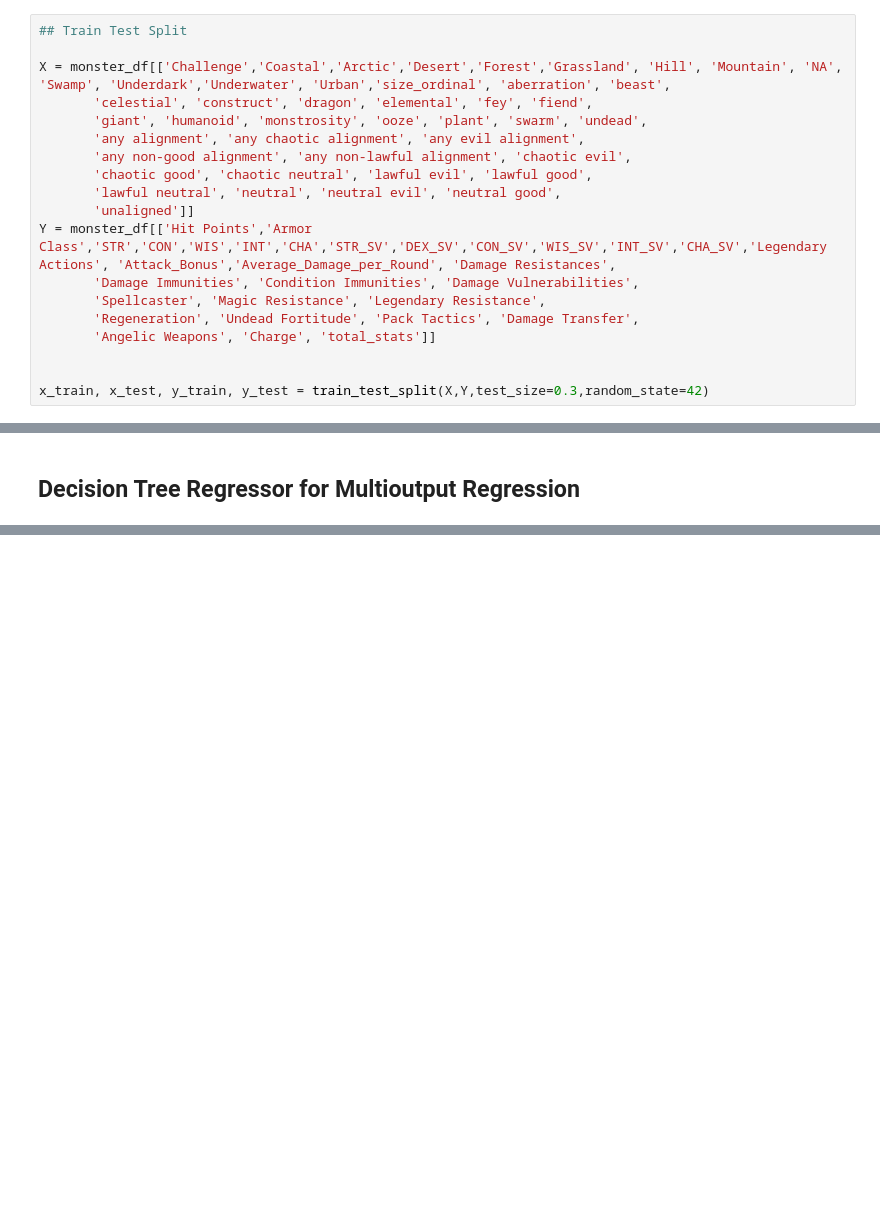
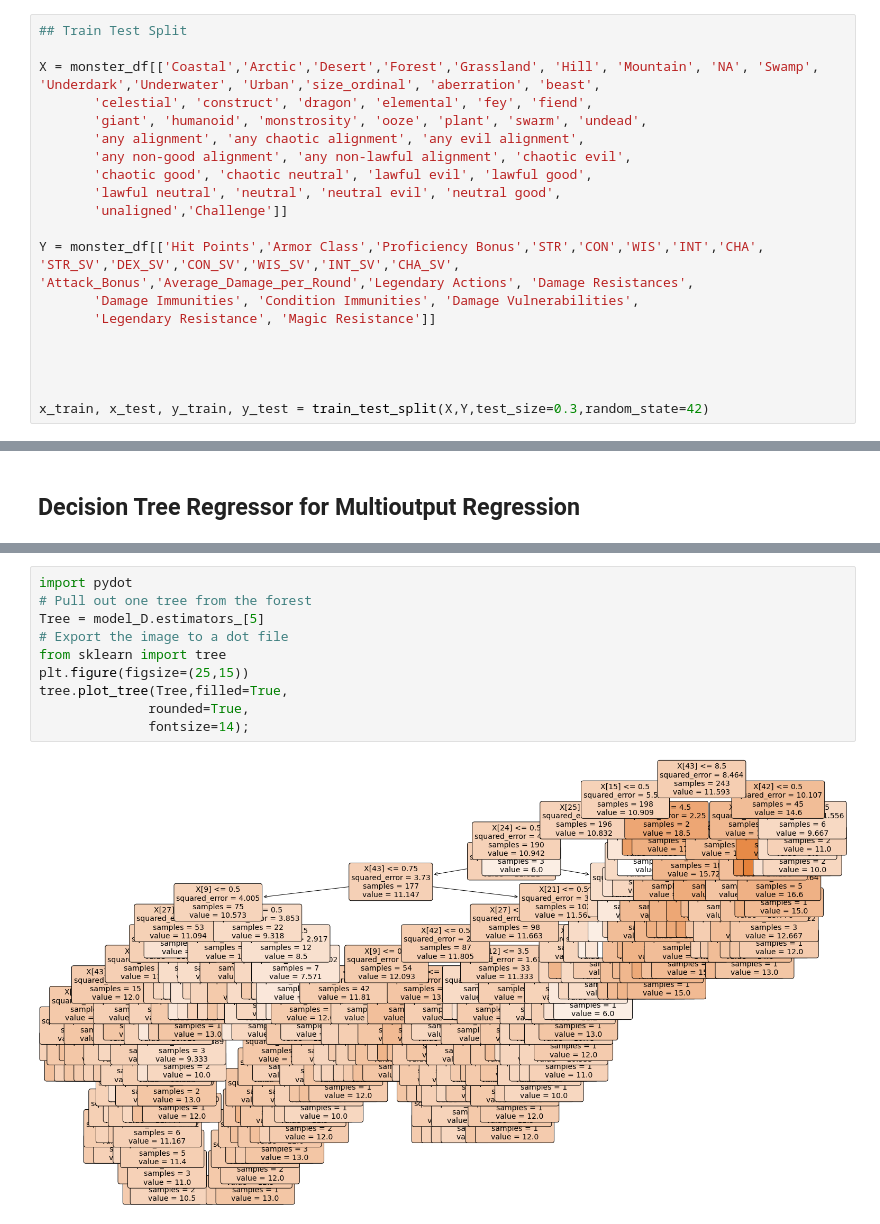
Before and after one commit to chabazite/DnD_Monsters, a Jupyter notebook: notebooks/5.0_ASI_Modeling.ipynb, the cells around one changed output, grey strips where cells are left out. Cells and saved outputs as stored; diff of their text form; blank space fills up the shorter version.

```diff
--- a/notebooks/5.0_ASI_Modeling.ipynb
+++ b/notebooks/5.0_ASI_Modeling.ipynb
@@ -60,19 +61,20 @@ Index(['Monster Name', 'Size', 'Type', 'Alignment', 'Traits', 'Reactions',
 # %%
 ## Train Test Split
 
-X = monster_df[['Challenge','Coastal','Arctic','Desert','Forest','Grassland', 'Hill', 'Mountain', 'NA', 'Swamp', 'Underdark','Underwater', 'Urban','size_ordinal', 'aberration', 'beast',
+X = monster_df[['Coastal','Arctic','Desert','Forest','Grassland', 'Hill', 'Mountain', 'NA', 'Swamp', 'Underdark','Underwater', 'Urban','size_ordinal', 'aberration', 'beast',
        'celestial', 'construct', 'dragon', 'elemental', 'fey', 'fiend',
        'giant', 'humanoid', 'monstrosity', 'ooze', 'plant', 'swarm', 'undead',
        'any alignment', 'any chaotic alignment', 'any evil alignment',
        'any non-good alignment', 'any non-lawful alignment', 'chaotic evil',
        'chaotic good', 'chaotic neutral', 'lawful evil', 'lawful good',
        'lawful neutral', 'neutral', 'neutral evil', 'neutral good',
-       'unaligned']]
-Y = monster_df[['Hit Points','Armor Class','STR','CON','WIS','INT','CHA','STR_SV','DEX_SV','CON_SV','WIS_SV','INT_SV','CHA_SV','Legendary Actions', 'Attack_Bonus','Average_Damage_per_Round', 'Damage Resistances',
+       'unaligned','Challenge']]
+
+Y = monster_df[['Hit Points','Armor Class','Proficiency Bonus','STR','CON','WIS','INT','CHA', 'STR_SV','DEX_SV','CON_SV','WIS_SV','INT_SV','CHA_SV', 'Attack_Bonus','Average_Damage_per_Round','Legendary Actions', 'Damage Resistances',
        'Damage Immunities', 'Condition Immunities', 'Damage Vulnerabilities',
-       'Spellcaster', 'Magic Resistance', 'Legendary Resistance',
-       'Regeneration', 'Undead Fortitude', 'Pack Tactics', 'Damage Transfer',
-       'Angelic Weapons', 'Charge', 'total_stats']]
+       'Legendary Resistance', 'Magic Resistance']]
+
+
 
 
 x_train, x_test, y_train, y_test = train_test_split(X,Y,test_size=0.3,random_state=42)
@@ -121,0 +250,12 @@ Testing Score:  0.6706652268979919
+# %%
+import pydot
+# Pull out one tree from the forest
+Tree = model_D.estimators_[5]
+# Export the image to a dot file
+from sklearn import tree
+plt.figure(figsize=(25,15))
+tree.plot_tree(Tree,filled=True,
+              rounded=True,
+              fontsize=14);
+# %% [output]
+[figure, added]
```
Also changed, not shown: parts of 12 cells of this notebook, 1 other file.
